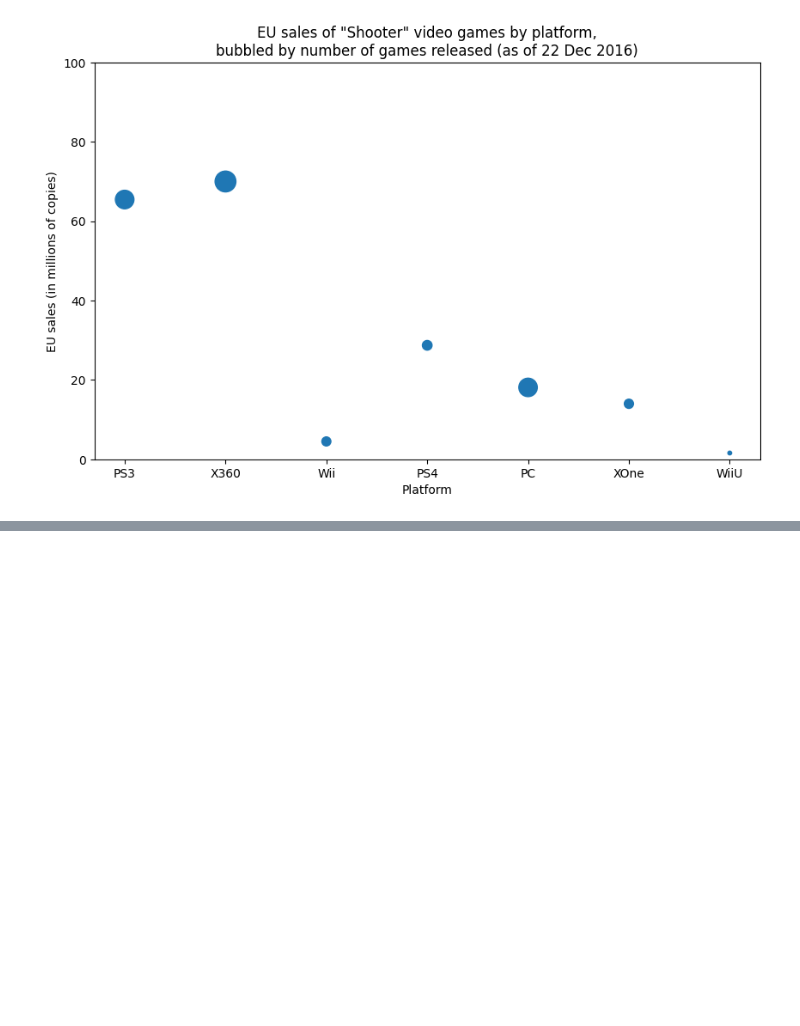
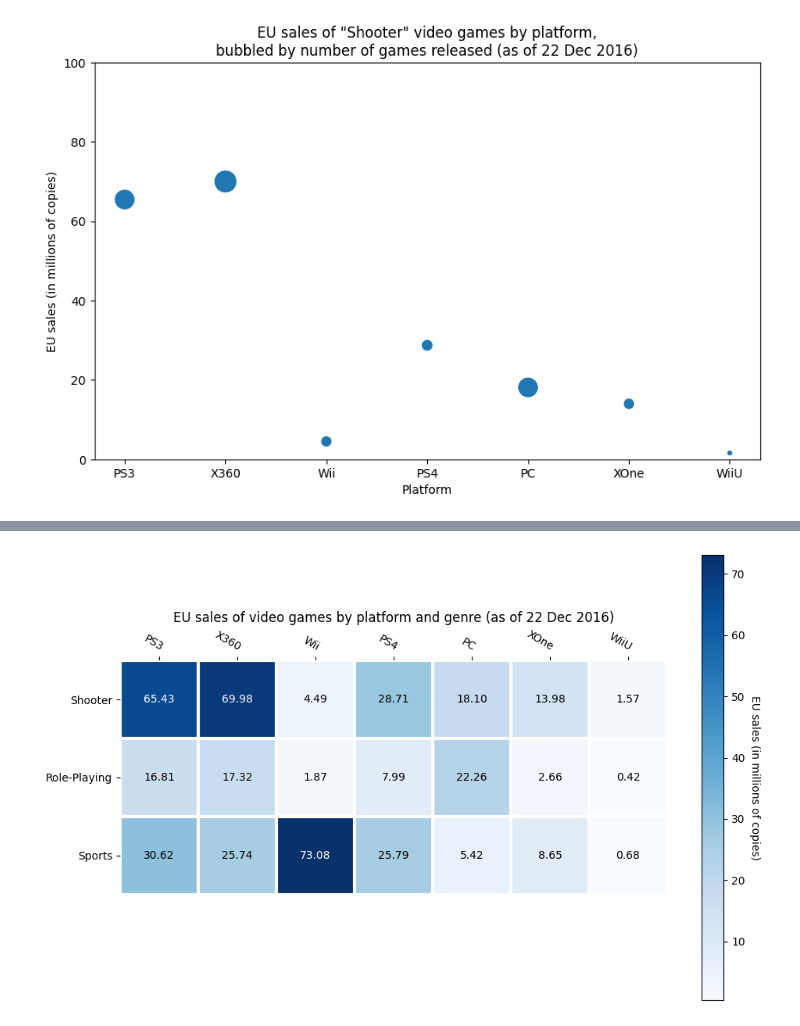
Before and after one commit to hansstanley/YongTauFoo, a Jupyter notebook: notebooks/sales_rush_kirubi.ipynb, the cells around one changed output, grey strips where cells are left out. Cells and saved outputs as stored; diff of their text form; code cells hidden in the pictures; blank space fills up the shorter version.

Commit message:
Add rush heatmap by platform & genre

```diff
--- a/notebooks/sales_rush_kirubi.ipynb
+++ b/notebooks/sales_rush_kirubi.ipynb
@@ -546,0 +682,4 @@ plt.show()
+# %%
+heatmap_data = pd.pivot_table(data_platform_collapsed_2, values='EU_Sales', columns=['Platform'], index=['Genre'], aggfunc=np.sum)
+heatmap_data = heatmap_data.loc[chosen_genres, chosen_platforms]
+heatmap_data
@@ -546,0 +692,11 @@ plt.show()
+# %%
+fig, ax = plt.subplots(figsize=figure_size)
+im, cbar = heatmap(heatmap_data, chosen_genres, chosen_platforms,
+                   ax=ax, cmap='Blues', cbarlabel='EU sales (in millions of copies)')
+texts = annotate_heatmap(im, valfmt='{x:.2f}')
+
+fig.tight_layout()
+plt.title('EU sales of video games by platform and genre (as of 22 Dec 2016)')
+plt.show()
+# %% [output]
+[figure, added]
```
Also changed, not shown: parts of 8 cells of this notebook.
